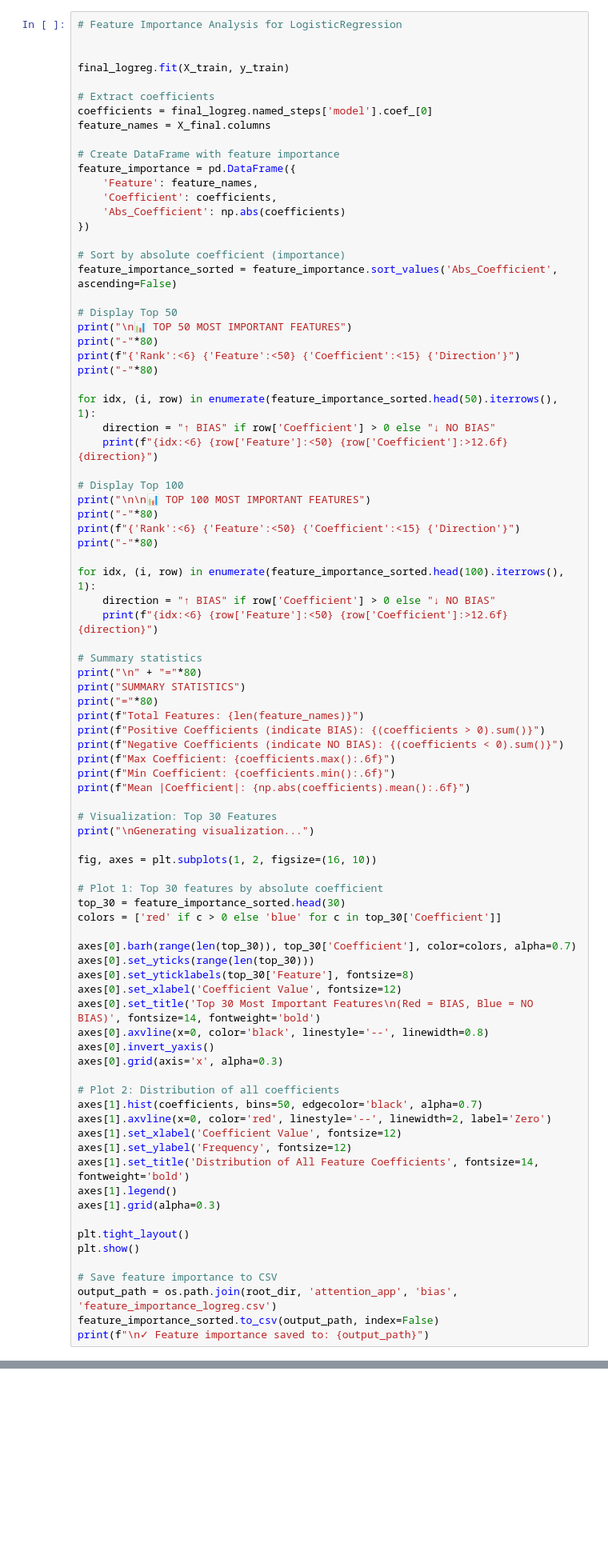
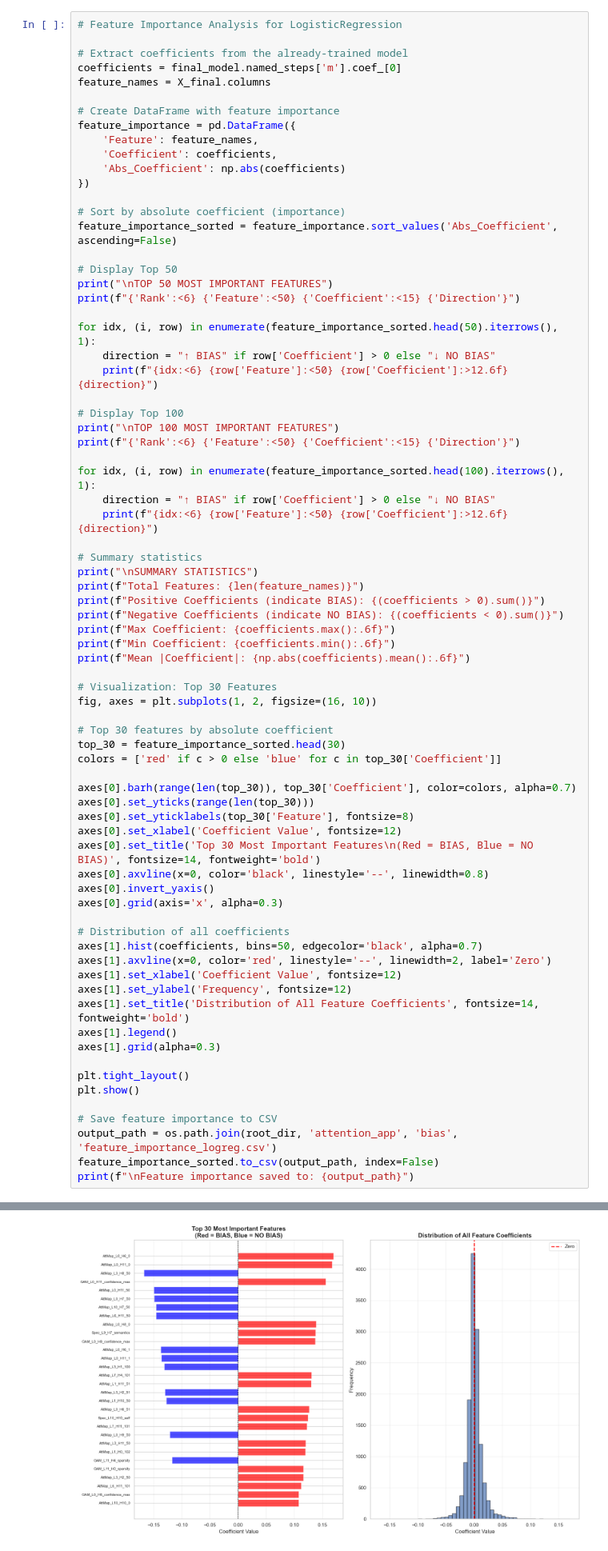
Before and after one commit to pinthoz/attention-atlas, a Jupyter notebook: attention_app/bias/bias_classification.ipynb, the cells around one changed output, grey strips where cells are left out. Shown at 80% size. Drawn from its saved outputs; the diff is of its cells as text; blank space fills up the shorter version.

```diff
--- a/attention_app/bias/bias_classification.ipynb
+++ b/attention_app/bias/bias_classification.ipynb
@@ -583,11 +583,8 @@ To avoid this situation and get a regular matrix do one of the following:
 # %%
 # Feature Importance Analysis for LogisticRegression
 
-
-final_logreg.fit(X_train, y_train)
-
-# Extract coefficients
-coefficients = final_logreg.named_steps['model'].coef_[0]
+# Extract coefficients from the already-trained model
+coefficients = final_model.named_steps['m'].coef_[0]
 feature_names = X_final.columns
 
 # Create DataFrame with feature importance
@@ -601,29 +598,23 @@ feature_importance = pd.DataFrame({
 feature_importance_sorted = feature_importance.sort_values('Abs_Coefficient', ascending=False)
 
 # Display Top 50
-print("\n📊 TOP 50 MOST IMPORTANT FEATURES")
-print("-"*80)
+print("\nTOP 50 MOST IMPORTANT FEATURES")
 print(f"{'Rank':<6} {'Feature':<50} {'Coefficient':<15} {'Direction'}")
-print("-"*80)
 
 for idx, (i, row) in enumerate(feature_importance_sorted.head(50).iterrows(), 1):
     direction = "↑ BIAS" if row['Coefficient'] > 0 else "↓ NO BIAS"
     print(f"{idx:<6} {row['Feature']:<50} {row['Coefficient']:>12.6f}   {direction}")
 
 # Display Top 100
-print("\n\n📊 TOP 100 MOST IMPORTANT FEATURES")
-print("-"*80)
+print("\nTOP 100 MOST IMPORTANT FEATURES")
 print(f"{'Rank':<6} {'Feature':<50} {'Coefficient':<15} {'Direction'}")
-print("-"*80)
 
 for idx, (i, row) in enumerate(feature_importance_sorted.head(100).iterrows(), 1):
     direction = "↑ BIAS" if row['Coefficient'] > 0 else "↓ NO BIAS"
     print(f"{idx:<6} {row['Feature']:<50} {row['Coefficient']:>12.6f}   {direction}")
 
 # Summary statistics
-print("\n" + "="*80)
-print("SUMMARY STATISTICS")
-print("="*80)
+print("\nSUMMARY STATISTICS")
 print(f"Total Features: {len(feature_names)}")
 print(f"Positive Coefficients (indicate BIAS): {(coefficients > 0).sum()}")
 print(f"Negative Coefficients (indicate NO BIAS): {(coefficients < 0).sum()}")
@@ -632,11 +623,9 @@ print(f"Min Coefficient: {coefficients.min():.6f}")
 print(f"Mean |Coefficient|: {np.abs(coefficients).mean():.6f}")
 
 # Visualization: Top 30 Features
-print("\nGenerating visualization...")
-
 fig, axes = plt.subplots(1, 2, figsize=(16, 10))
 
-# Plot 1: Top 30 features by absolute coefficient
+# Top 30 features by absolute coefficient
 top_30 = feature_importance_sorted.head(30)
 colors = ['red' if c > 0 else 'blue' for c in top_30['Coefficient']]
 
@@ -649,7 +638,7 @@ axes[0].axvline(x=0, color='black', linestyle='--', linewidth=0.8)
 axes[0].invert_yaxis()
 axes[0].grid(axis='x', alpha=0.3)
 
-# Plot 2: Distribution of all coefficients
+# Distribution of all coefficients
 axes[1].hist(coefficients, bins=50, edgecolor='black', alpha=0.7)
 axes[1].axvline(x=0, color='red', linestyle='--', linewidth=2, label='Zero')
 axes[1].set_xlabel('Coefficient Value', fontsize=12)
@@ -664,4 +653,5 @@ plt.show()
 # Save feature importance to CSV
 output_path = os.path.join(root_dir, 'attention_app', 'bias', 'feature_importance_logreg.csv')
 feature_importance_sorted.to_csv(output_path, index=False)
-print(f"\n✓ Feature importance saved to: {output_path}")
+print(f"\nFeature importance saved to: {output_path}")
+# %% [output]
@@ -667,0 +675 @@ print(f"\n✓ Feature importance saved to: {output_path}")
+[figure, added]
```
Also changed, not shown: parts of 3 cells of this notebook, 1 other file.
